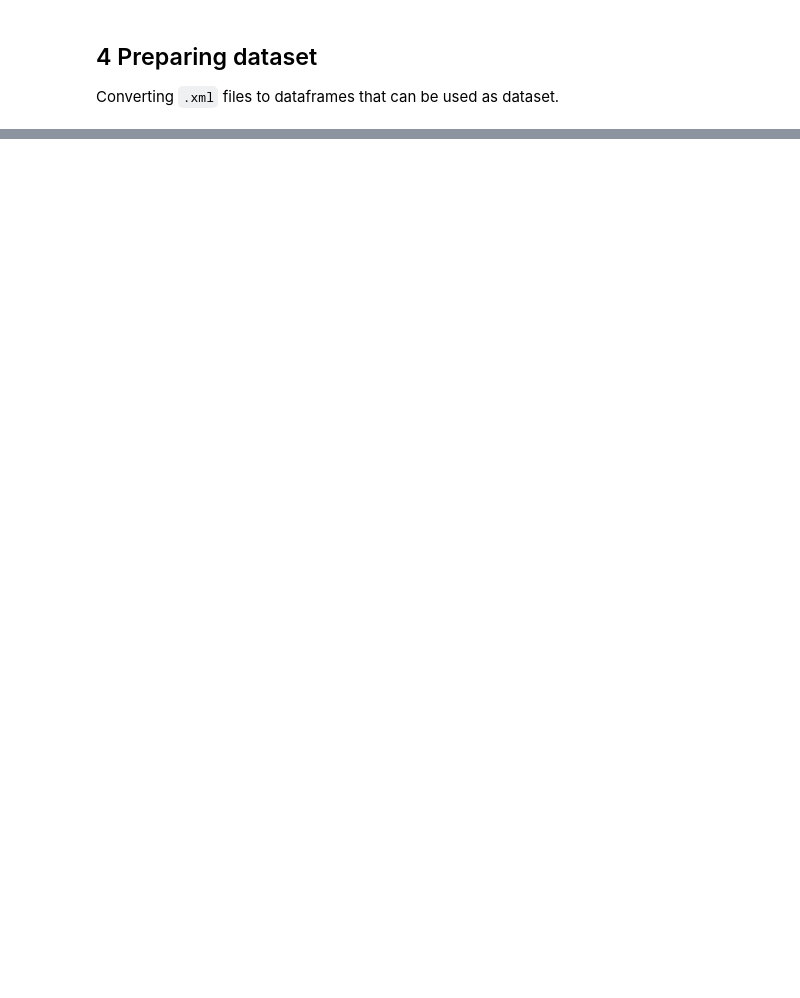
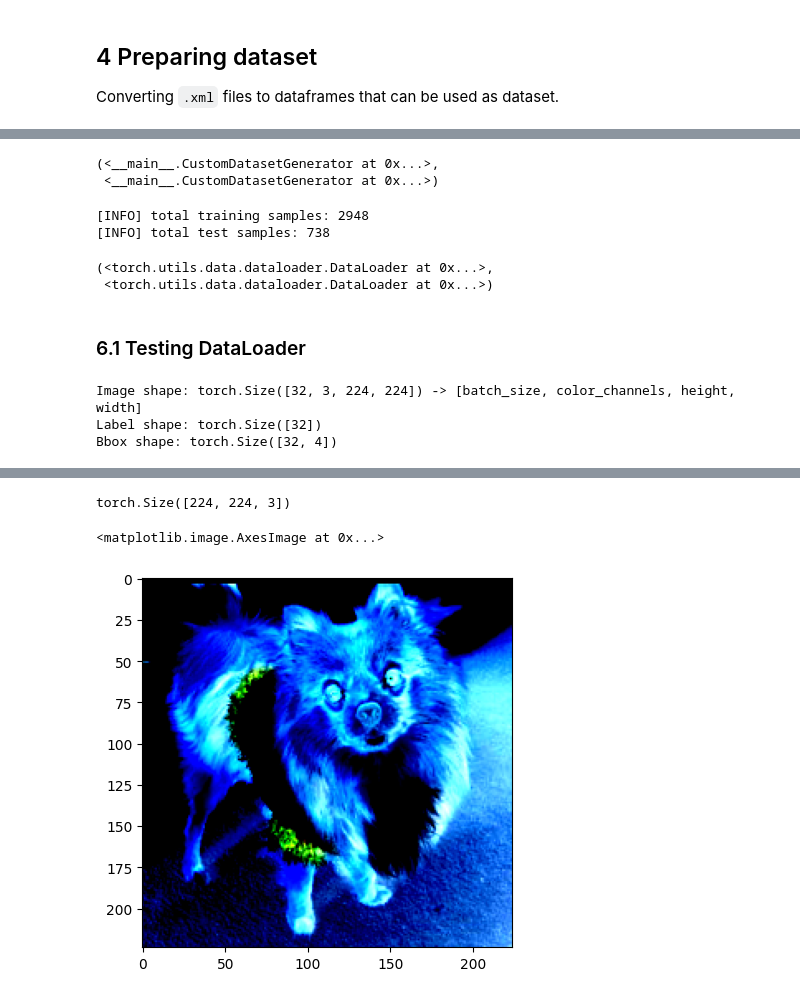
Before and after one commit to m10singh94/ClassificationAndBoundingBoxPrediction, a Jupyter notebook: ClassificationWithBoundingBoxPrediction.ipynb, the cells around one changed output, grey strips where cells are left out. Cells and saved outputs as stored; diff of their text form; code cells hidden in the pictures; blank space fills up the shorter version.

Commit message:
Trained and tested model

```diff
--- a/ClassificationWithBoundingBoxPrediction.ipynb
+++ b/ClassificationWithBoundingBoxPrediction.ipynb
@@ -380,0 +294,54 @@ torch.Size([64, 64, 3])
+# %%
+# from utils import CustomDatasetGenerator
+
+train_data_custom = CustomDatasetGenerator((trainImages, trainLabels, trainBBoxes),
+                                           transform=train_transform)
+test_data_custom = CustomDatasetGenerator((testImages, testLabels, testBBoxes),
+                                          transform=test_transform)
+train_data_custom, test_data_custom
+# %% [output]
+(<__main__.CustomDatasetGenerator at 0x...>,
+ <__main__.CustomDatasetGenerator at 0x...>)
+# %%
+print(f"[INFO] total training samples: {len(train_data_custom)}")
+print(f"[INFO] total test samples: {len(test_data_custom)}")
+# %% [output]
+[INFO] total training samples: 2948
+[INFO] total test samples: 738
+# %%
+BATCH_SIZE = 32
+NUM_WORKERS = os.cpu_count()
+PIN_MEMORY = True if device == "cuda" else False
+# %%
+train_dataloader = DataLoader(dataset=train_data_custom, # use custom created train Dataset
+                              batch_size=BATCH_SIZE, # how many samples per batch?
+                              num_workers=NUM_WORKERS, # how many subprocesses to use for data loading? (higher = more)
+                              shuffle=True,
+                              pin_memory=PIN_MEMORY) # shuffle the data?
+
+test_dataloader = DataLoader(dataset=test_data_custom,
+                             batch_size=BATCH_SIZE,
+                             num_workers=NUM_WORKERS,
+                             shuffle=False,
+                             pin_memory=PIN_MEMORY) # don't usually need to shuffle testing data
+
+train_dataloader, test_dataloader
+# %% [output]
+(<torch.utils.data.dataloader.DataLoader at 0x...>,
+ <torch.utils.data.dataloader.DataLoader at 0x...>)
+# %% [markdown]
+### 6.1 Testing DataLoader
+# %%
+img, label, bbox = next(iter(train_dataloader))
+print(f"Image shape: {img.shape} -> [batch_size, color_channels, height, width]")
+print(f"Label shape: {label.shape}")
+print(f"Bbox shape: {bbox.shape}")
+# %% [output]
+Image shape: torch.Size([32, 3, 224, 224]) -> [batch_size, color_channels, height, width]
+Label shape: torch.Size([32])
+Bbox shape: torch.Size([32, 4])
+# %%
+img = img[0].squeeze().permute(1,2,0)
+print(img.shape)
+plt.imshow(img)
+# %% [output]
@@ -380,0 +349,3 @@ torch.Size([64, 64, 3])
+torch.Size([224, 224, 3])
+<matplotlib.image.AxesImage at 0x...>
+[figure, added]
```
Also changed, not shown: parts of 48 cells of this notebook.
